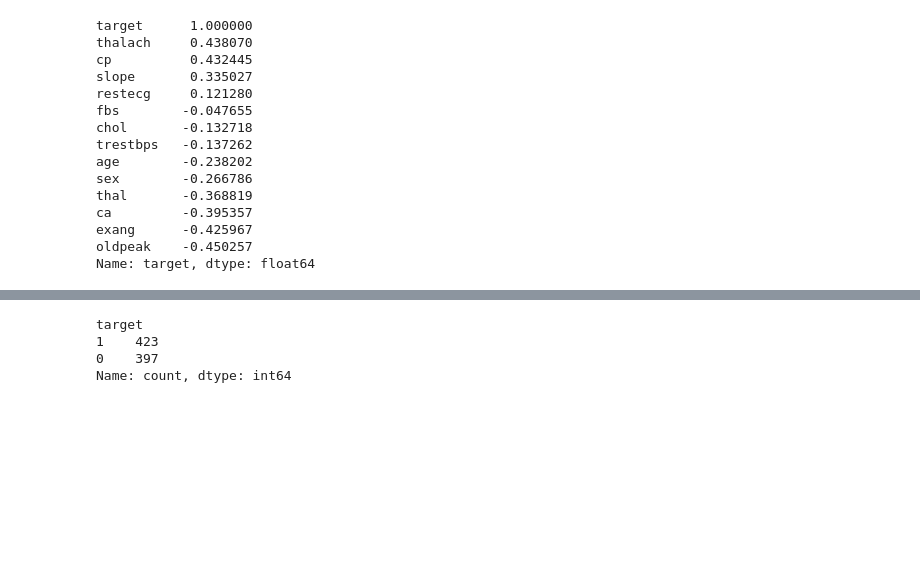
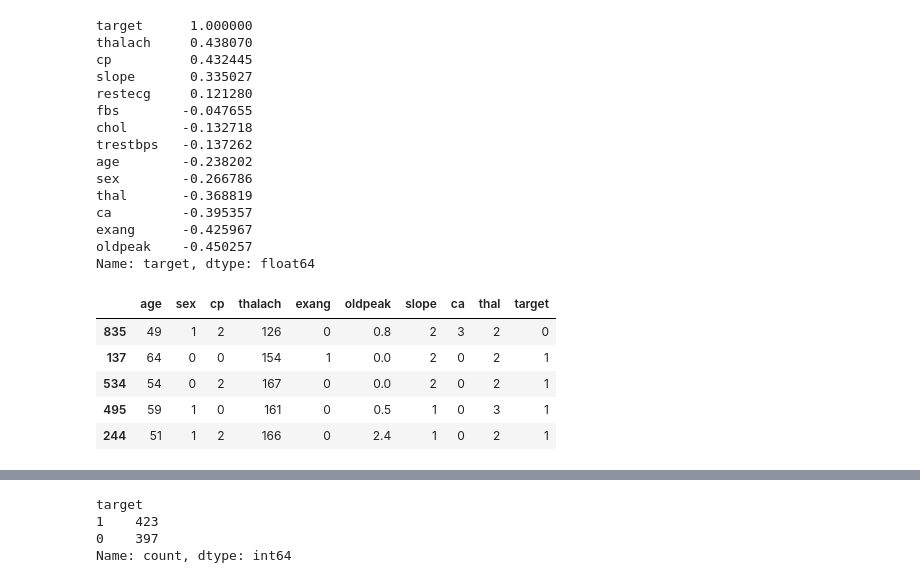
Before and after one commit to sandun7787/CIS-6009-FInal-project-prediction, a Jupyter notebook: Heart Prediction.ipynb, the cells around one changed output, grey strips where cells are left out. Saved outputs shown, nothing was run; the diff lists cells and outputs as text; code cells hidden in the pictures; blank space fills up the shorter version.

```diff
--- a/Heart Prediction.ipynb
+++ b/Heart Prediction.ipynb
@@ -187,3 +192,13 @@ Name: target, dtype: float64
+# %%
+training_set=training_set
+training_set.head()
+# %% [output]
+|  | age | sex | cp | thalach | exang | oldpeak | slope | ca | thal | target |
+| 835 | 49 | 1 | 2 | 126 | 0 | 0.8 | 2 | 3 | 2 | 0 |
+| 137 | 64 | 0 | 0 | 154 | 1 | 0.0 | 2 | 0 | 2 | 1 |
+| 534 | 54 | 0 | 2 | 167 | 0 | 0.0 | 2 | 0 | 2 | 1 |
+| 495 | 59 | 1 | 0 | 161 | 0 | 0.5 | 1 | 0 | 3 | 1 |
+| 244 | 51 | 1 | 2 | 166 | 0 | 2.4 | 1 | 0 | 2 | 1 |
 # %%
 import matplotlib.pyplot as plt
 import seaborn as sns
```
Also changed, not shown: parts of 21 cells of this notebook.
